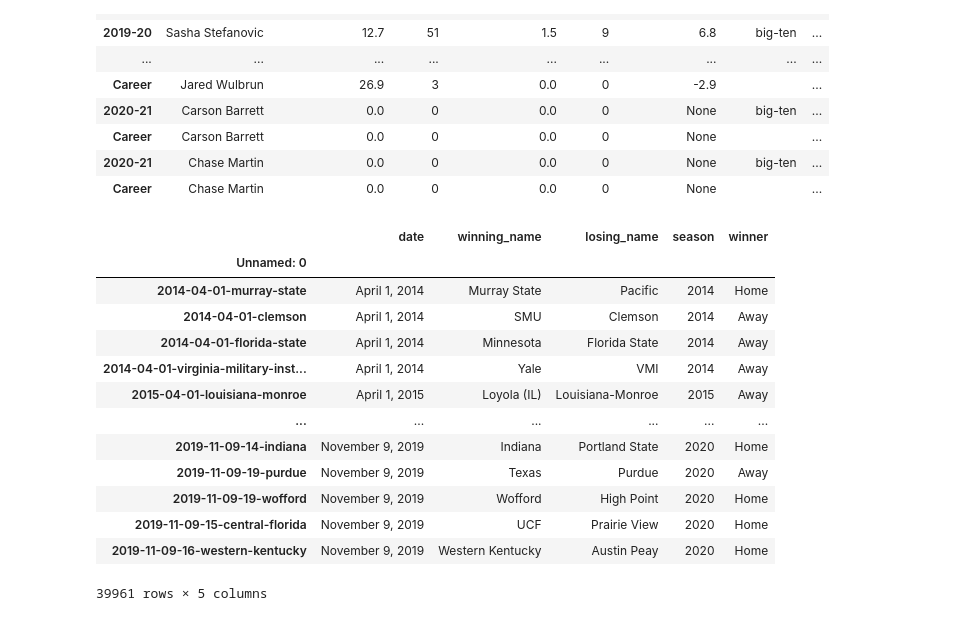
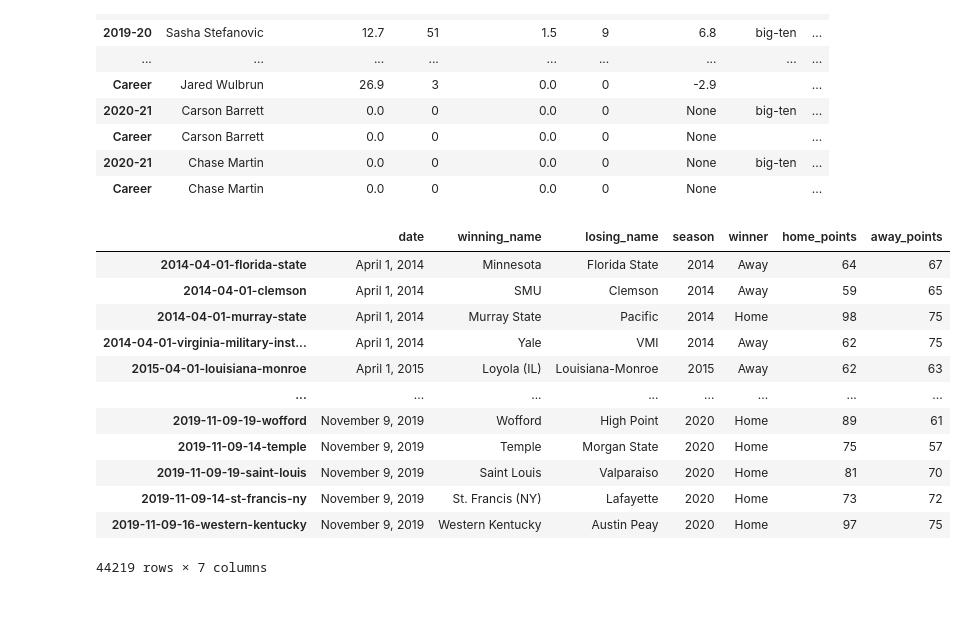
Before and after one commit to fmathews11/College_basketball, a Jupyter notebook: College_BB_Data_Pipeline.ipynb, the cells around one changed output. Saved outputs shown, nothing was run; the diff lists cells and outputs as text; code cells hidden in the pictures.

```diff
--- a/College_BB_Data_Pipeline.ipynb
+++ b/College_BB_Data_Pipeline.ipynb
@@ -50,7 +50,7 @@ The requested page returned a valid response, but no data could be found. Has th
 | 8230 | 2021 | Youngstown State | 2021-03-02-19-oakland |
 8231 rows × 3 columns
 # %%
-seasons = [2021]
+seasons = [2014,2015,2016,2017,2018,2019,2020]
 for season in seasons:
 # will run once for each season
     full_box_df = None
@@ -79,3 +81,32 @@ box_df.to_csv('2014_2015_2016_2017_2018_2019_2020_2021_games_final.csv')
+# %%
+from sportsreference.ncaab.boxscore2 import Boxscore
+seasons = [2021]
+for season in seasons:
+    box_df_21 = None
+    counter = 0
+    season_df = schedule_df.loc[schedule_df.Season==str(season)]
+    for index, row in tqdm(season_df.iterrows()):
+        if counter < 500:
+            box_link = row['BoxscoreIndex']
+            try:
+                _df = Boxscore(box_link).dataframe
+                _df['season'] = season
+
+                if full_box_df is not None:
+                    box_df_21 = pd.concat([box_df_21,_df],axis=0)
+                    counter += 1
+                else:
+                    box_df_21 = _df
+                    counter +=1
+            except:
+                counter += 1
+                pass
+        else:
+            time.sleep(np.random.randint(40,90))
+            counter = 0
+box_df_21.to_csv('2021_games_final.csv')
+# %%
+box_df = pd.concat([box_df,box_df_21])
 # %%
 pd.set_option('display.max_columns', None)
 box_df['losing_name'] = box_df['losing_name'].str.replace("\n",'',regex = True)
@@ -684,21 +684,20 @@ purdue_player_stats.drop('name',1)
 | 2020-21 | Chase Martin | 0.0 | 0 | 0.0 | 0 | None | big-ten | ... |
 | Career | Chase Martin | 0.0 | 0 | 0.0 | 0 | None |  | ... |
 # %%
-simple_df = box_df[['date','winning_name','losing_name','season','winner']].drop_duplicates().sort_values('date')
+simple_df = box_df[['date','winning_name','losing_name','season','winner','home_points','away_points']].drop_duplicates().sort_values('date')
 simple_df
 # %% [output]
-|  | date | winning_name | losing_name | season | winner |
-| Unnamed: 0 |  |  |  |  |  |
-| 2014-04-01-murray-state | April 1, 2014 | Murray State | Pacific | 2014 | Home |
-| 2014-04-01-clemson | April 1, 2014 | SMU | Clemson | 2014 | Away |
-| 2014-04-01-florida-state | April 1, 2014 | Minnesota | Florida State | 2014 | Away |
-| 2014-04-01-virginia-military-inst... | April 1, 2014 | Yale | VMI | 2014 | Away |
-| 2015-04-01-louisiana-monroe | April 1, 2015 | Loyola (IL) | Louisiana-Monroe | 2015 | Away |
-| ... | ... | ... | ... | ... | ... |
-| 2019-11-09-14-indiana | November 9, 2019 | Indiana | Portland State | 2020 | Home |
-| 2019-11-09-19-purdue | November 9, 2019 | Texas | Purdue | 2020 | Away |
-| 2019-11-09-19-wofford | November 9, 2019 | Wofford | High Point | 2020 | Home |
-| 2019-11-09-15-central-florida | November 9, 2019 | UCF | Prairie View | 2020 | Home |
-| 2019-11-09-16-western-kentucky | November 9, 2019 | Western Kentucky | Austin Peay | 2020 | Home |
+|  | date | winning_name | losing_name | season | winner | home_points | away_points |
+| 2014-04-01-florida-state | April 1, 2014 | Minnesota | Florida State | 2014 | Away | 64 | 67 |
+| 2014-04-01-clemson | April 1, 2014 | SMU | Clemson | 2014 | Away | 59 | 65 |
+| 2014-04-01-murray-state | April 1, 2014 | Murray State | Pacific | 2014 | Home | 98 | 75 |
+| 2014-04-01-virginia-military-inst... | April 1, 2014 | Yale | VMI | 2014 | Away | 62 | 75 |
+| 2015-04-01-louisiana-monroe | April 1, 2015 | Loyola (IL) | Louisiana-Monroe | 2015 | Away | 62 | 63 |
+| ... | ... | ... | ... | ... | ... | ... | ... |
+| 2019-11-09-19-wofford | November 9, 2019 | Wofford | High Point | 2020 | Home | 89 | 61 |
+| 2019-11-09-14-temple | November 9, 2019 | Temple | Morgan State | 2020 | Home | 75 | 57 |
+| 2019-11-09-19-saint-louis | November 9, 2019 | Saint Louis | Valparaiso | 2020 | Home | 81 | 70 |
+| 2019-11-09-14-st-francis-ny | November 9, 2019 | St. Francis (NY) | Lafayette | 2020 | Home | 73 | 72 |
+| 2019-11-09-16-western-kentucky | November 9, 2019 | Western Kentucky | Austin Peay | 2020 | Home | 97 | 75 |
-39961 rows × 5 columns
+44219 rows × 7 columns
 # %%
```
Also changed, not shown: parts of 22 cells of this notebook.
